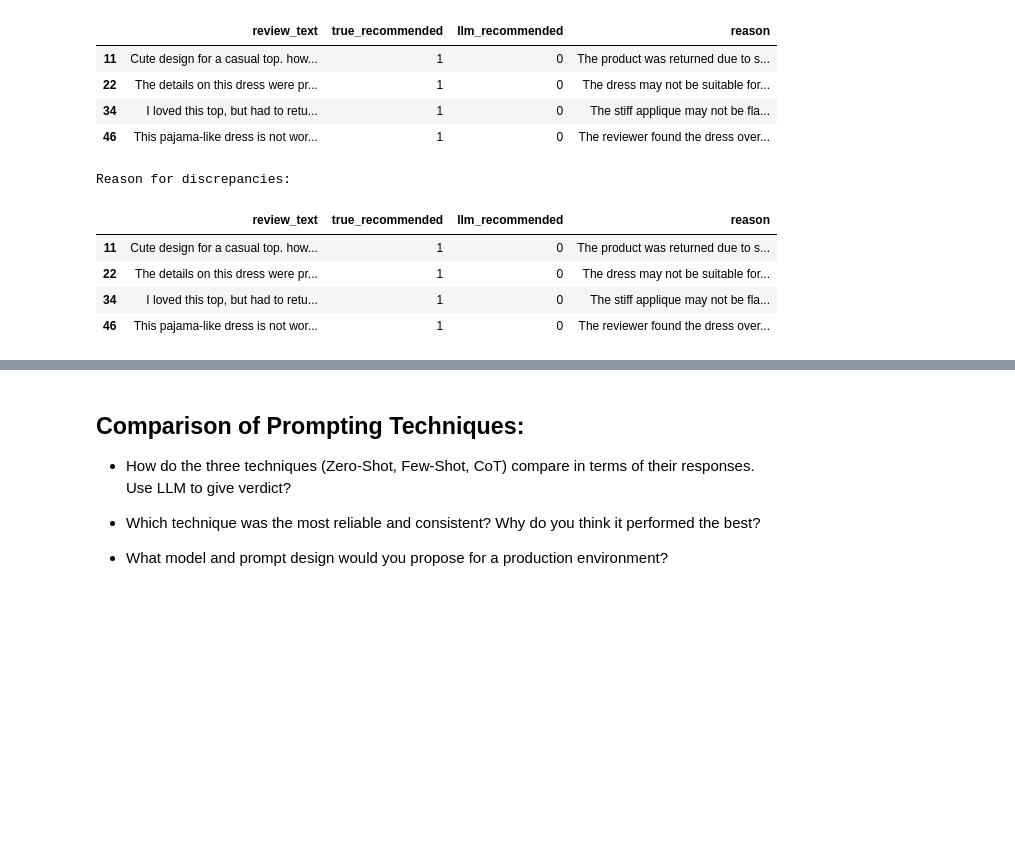
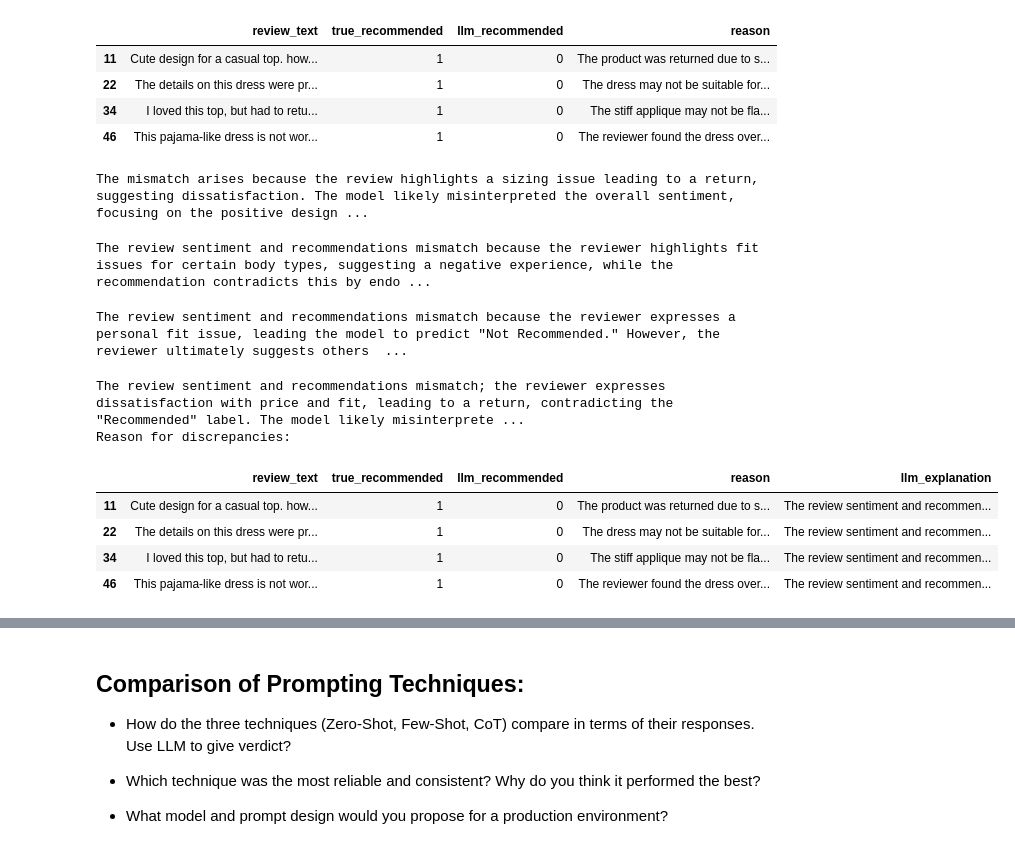
Before and after one commit to taloman05/applied-ai-and-data-science-program, a Jupyter notebook: projects/capstone-project-generative-ai/capstone-final-submission.ipynb, the cells around one changed output, grey strips where cells are left out. Saved outputs shown, nothing was run; the diff lists cells and outputs as text; code cells hidden in the pictures; blank space fills up the shorter version.

```diff
--- a/projects/capstone-project-generative-ai/capstone-final-submission.ipynb
+++ b/projects/capstone-project-generative-ai/capstone-final-submission.ipynb
@@ -1610,7 +1616,9 @@ Classification Report:
 weighted avg       0.93      0.92      0.92        50
 # %%
 # Show mismatches
-predictions[predictions['true_recommended'] != predictions['llm_recommended']].head()
+pd.set_option('display.max_colwidth', None)
+discrepancies = predictions[predictions['true_recommended'] != predictions['llm_recommended']]
+discrepancies
 # %% [output]
 |  | review_text | true_recommended | llm_recommended | reason |
 | 11 | Cute design for a casual top. how... | 1 | 0 | The product was returned due to s... |
@@ -1629,8 +1637,8 @@ def analyze_prediction_discrepancies(openai_client: OpenAI, df_results: pd.DataF
         review = row['review_text']
 
         # To make it easier for the model to understand the values
-        true_val = "Recommended" if row['true_recommended'] == 1 else "Not Recommended"
-        pred_val = "Recommended" if row['llm_recommended'] == 1 else "Not Recommended"
+        true_val = "Recommended" if row['true_recommended'] == '1' else "Not Recommended"
+        pred_val = "Recommended" if row['llm_recommended'] == '1' else "Not Recommended"
 
         # Determine the status
         status = "MATCH" if true_val == pred_val else "DISCREPANCY"
@@ -1639,7 +1647,7 @@ def analyze_prediction_discrepancies(openai_client: OpenAI, df_results: pd.DataF
             # Prepare zero-shot prompt
             prompt = (
                 f"Review Text: {review}\n"
-                f"Ground Truth: {true_val}\n"
+                f"Ground Truth (User real recommendation): {true_val}\n"
                 f"LLM Prediction: {pred_val}\n\n"
                 f"Reasoning: {row['reason']}"
                 "Analyze the consistency between the review text and these labels. "
@@ -1658,20 +1666,26 @@ def analyze_prediction_discrepancies(openai_client: OpenAI, df_results: pd.DataF
             )
 
             # Store the explanation
+            print(response.choices[0].message.content)
             df_results['llm_explanation'] = response.choices[0].message.content
+        else:
+            print("No discrepancie found for this review: ", review)
 
     return df_results
 # %%
 # Analyze prediction discrepancies
-predictions = analyze_prediction_discrepancies(client, predictions)
+discrepancies = analyze_prediction_discrepancies(client, discrepancies)
+
+print("Reason for discrepancies:")
+discrepancies
+# %% [output]
+The mismatch arises because the review highlights a sizing issue leading to a return, suggesting dissatisfaction. The model likely misinterpreted the overall sentiment, focusing on the positive design ...
+The review sentiment and recommendations mismatch because the reviewer highlights fit issues for certain body types, suggesting a negative experience, while the recommendation contradicts this by endo ...
+The review sentiment and recommendations mismatch because the reviewer expresses a personal fit issue, leading the model to predict "Not Recommended." However, the reviewer ultimately suggests others  ...
+The review sentiment and recommendations mismatch; the reviewer expresses dissatisfaction with price and fit, leading to a return, contradicting the "Recommended" label. The model likely misinterprete ...
+Reason for discrepancies:
+|  | review_text | true_recommended | llm_recommended | reason | llm_explanation |
+| 11 | Cute design for a casual top. how... | 1 | 0 | The product was returned due to s... | The review sentiment and recommen... |
+| 22 | The details on this dress were pr... | 1 | 0 | The dress may not be suitable for... | The review sentiment and recommen... |
+| 34 | I loved this top, but had to retu... | 1 | 0 | The stiff applique may not be fla... | The review sentiment and recommen... |
+| 46 | This pajama-like dress is not wor... | 1 | 0 | The reviewer found the dress over... | The review sentiment and recommen... |
-# %%
-print("Reason for discrepancies:")
-discrepancies = predictions[(predictions['true_recommended'] != predictions['llm_recommended'])]
-discrepancies.head()
-# %% [output]
-Reason for discrepancies:
-|  | review_text | true_recommended | llm_recommended | reason |
-| 11 | Cute design for a casual top. how... | 1 | 0 | The product was returned due to s... |
-| 22 | The details on this dress were pr... | 1 | 0 | The dress may not be suitable for... |
-| 34 | I loved this top, but had to retu... | 1 | 0 | The stiff applique may not be fla... |
-| 46 | This pajama-like dress is not wor... | 1 | 0 | The reviewer found the dress over... |
```
Also changed, not shown: parts of 14 cells of this notebook, 1 other file.
